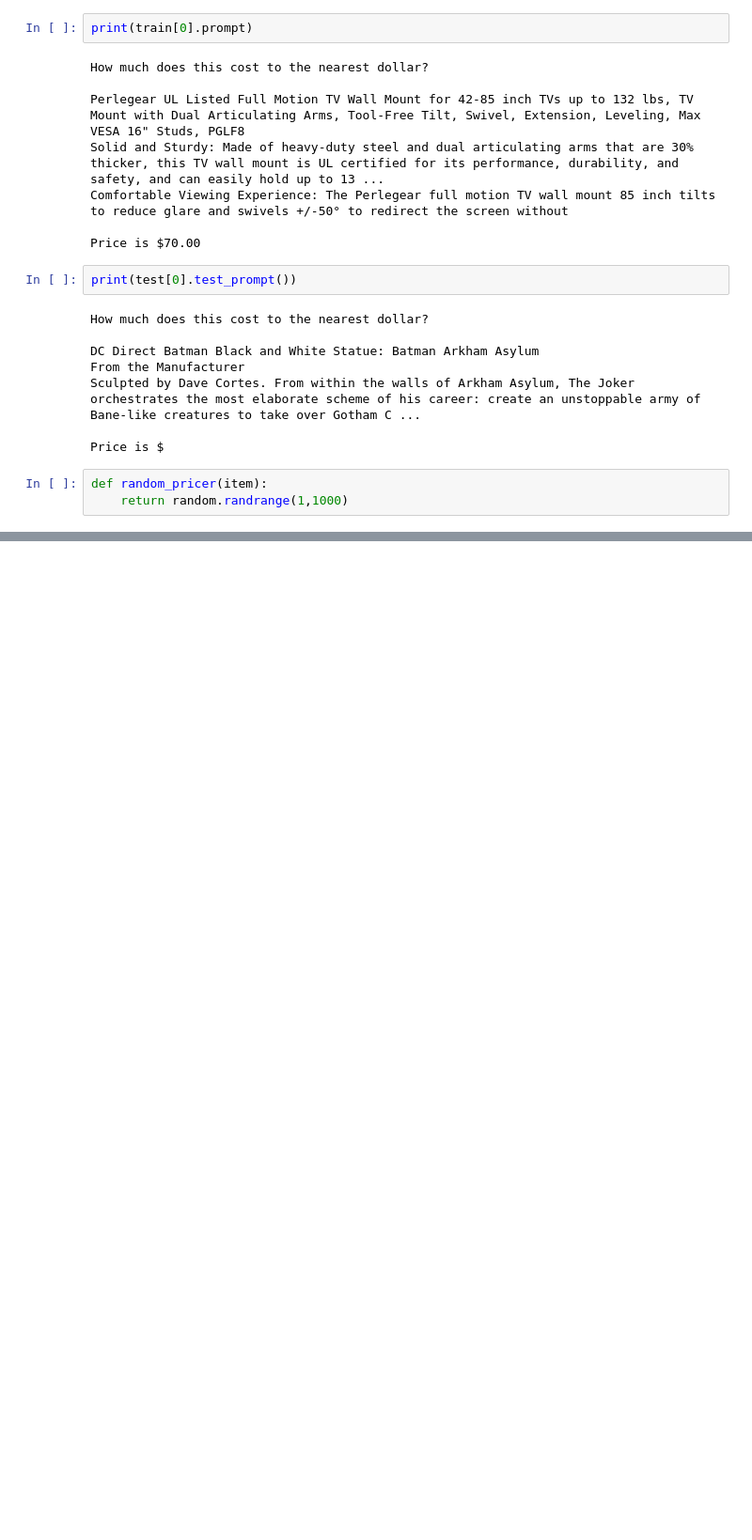
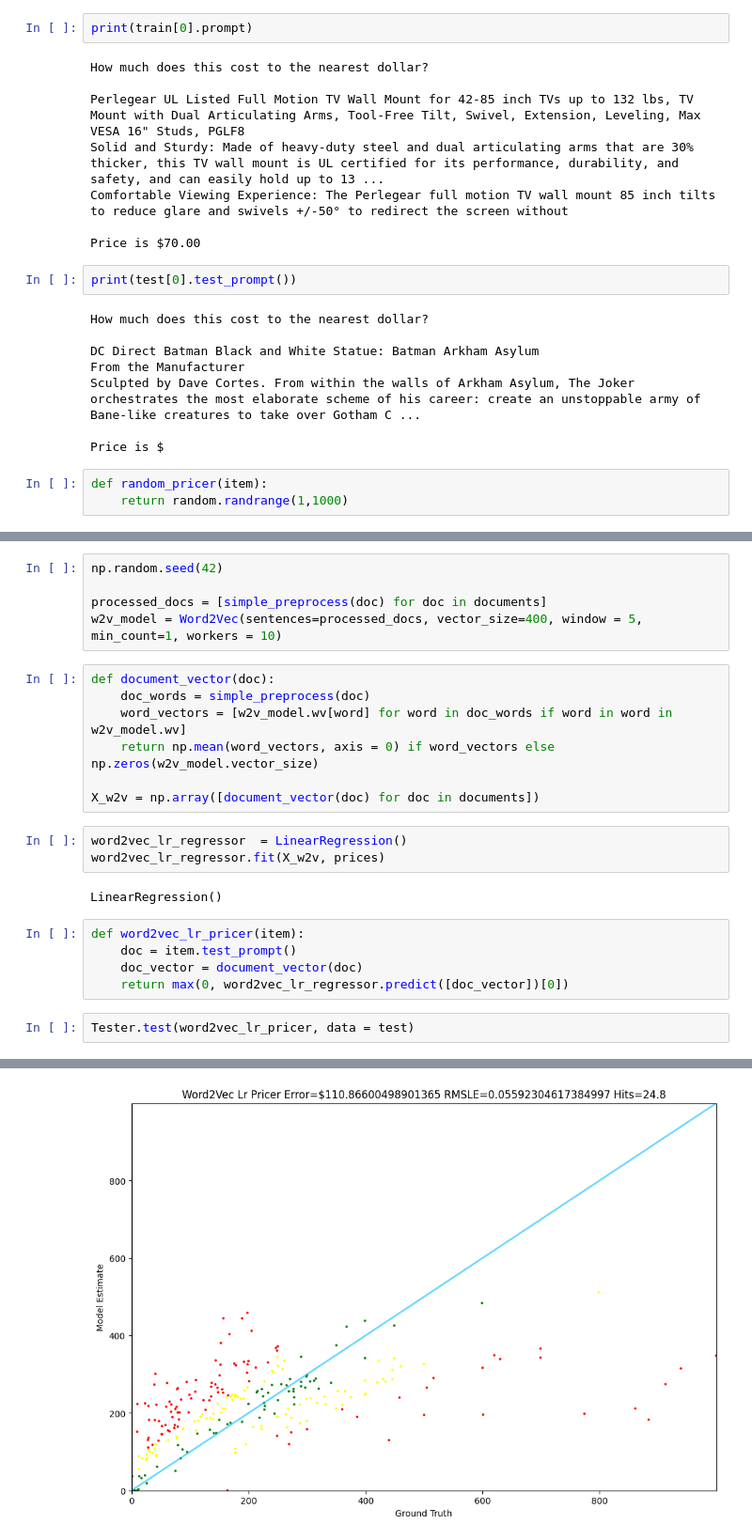
Before and after one commit to zeus2x7/Pricer, a Jupyter notebook: Results/BaseLineModels.ipynb, the cells around one changed output, grey strips where cells are left out. Shown at 94% size. Saved outputs shown, nothing was run; the diff lists cells and outputs as text; blank space fills up the shorter version.

```diff
--- a/Results/BaseLineModels.ipynb
+++ b/Results/BaseLineModels.ipynb
@@ -68,0 +379,25 @@ TypeError: Tester.test() got an unexpected keyword argument 'data'
+# %%
+np.random.seed(42)
+
+processed_docs = [simple_preprocess(doc) for doc in documents]
+w2v_model = Word2Vec(sentences=processed_docs, vector_size=400, window = 5, min_count=1, workers = 10)
+# %%
+def document_vector(doc):
+    doc_words = simple_preprocess(doc)
+    word_vectors = [w2v_model.wv[word] for word in doc_words if word in word in w2v_model.wv]
+    return np.mean(word_vectors, axis = 0) if word_vectors else np.zeros(w2v_model.vector_size)
+
+X_w2v = np.array([document_vector(doc) for doc in documents])
+# %%
+word2vec_lr_regressor  = LinearRegression()
+word2vec_lr_regressor.fit(X_w2v, prices)
+# %% [output]
+LinearRegression()
+# %%
+def word2vec_lr_pricer(item):
+    doc = item.test_prompt()
+    doc_vector = document_vector(doc)
+    return max(0, word2vec_lr_regressor.predict([doc_vector])[0])
+# %%
+Tester.test(word2vec_lr_pricer, data = test)
+# %% [output]
@@ -68,0 +421 @@ TypeError: Tester.test() got an unexpected keyword argument 'data'
+[figure, added]
```
Also changed, not shown: parts of 45 cells of this notebook.
